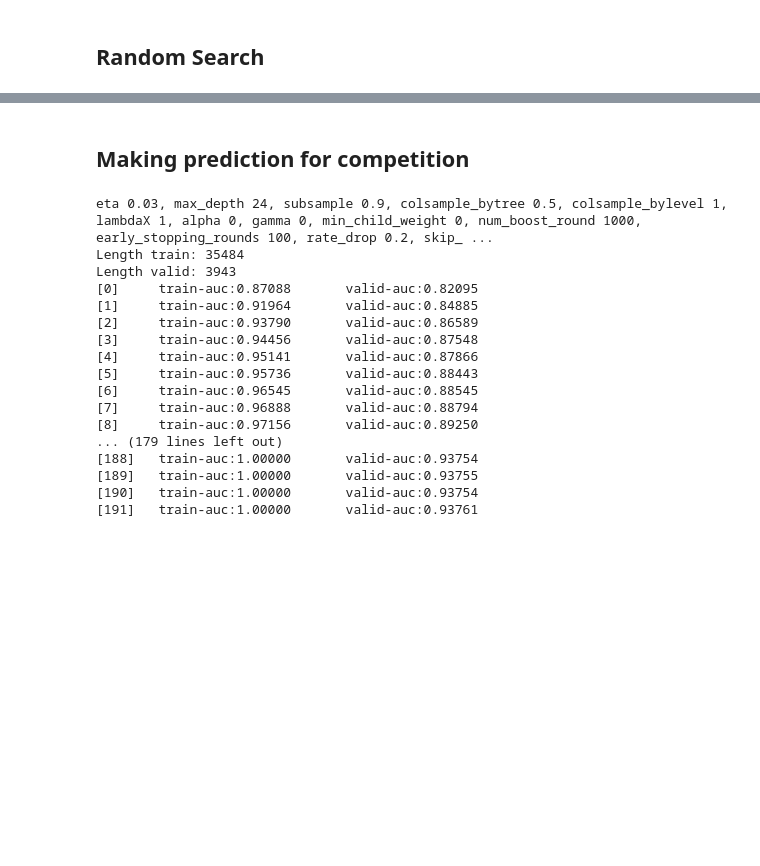
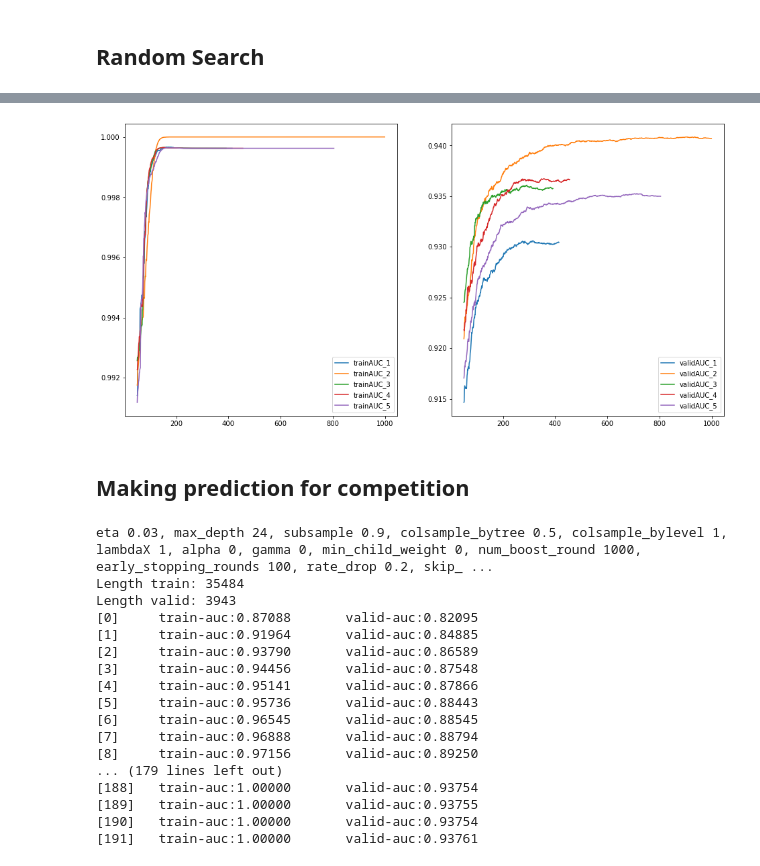
Before and after one commit to MishaDar22/Suspicious_network_event_recognition, a Jupyter notebook: 3_XGB.ipynb, the cells around one changed output, grey strips where cells are left out. Cells and saved outputs as stored; diff of their text form; code cells hidden in the pictures; blank space fills up the shorter version.

```diff
--- a/3_XGB.ipynb
+++ b/3_XGB.ipynb
@@ -163,6 +163,6 @@ params = {
     'colsample_bytree': 0.5,
     'lambdaX': 1
 }
-trainResults, testResults, predictions, indices, hists = cv_xgb(preprocessed_train_df, target, features, debug=True, mlflow_tracking=True, exp_name="exp_3_XGBoost" , *params)
+trainResults, testResults, predictions, indices, hists = cv_xgb(preprocessed_train_df, target, features, debug=True, mlflow_tracking=True, exp_name="exp_3_XGBoost" , **params)
 print(f'Train mean: {np.mean(trainResults)}, Test mean: {np.mean(testResults)}')
 # %% [output]
@@ -247,0 +261,9 @@ plt.show()
+# %%
+# Plot to compare results of each train and validation fold after using Cross Validation
+fig, ax = plt.subplots(1, 2, figsize=(16,8))
+for x in range(1, 6):
+    hists[['trainAUC'+'_'+str(x)]].iloc[50:].plot(ax=ax[0])
+    hists[['validAUC'+'_'+str(x)]].iloc[50:].plot(ax=ax[1])
+plt.show()
+# %% [output]
+[figure, added]
```
Also changed, not shown: parts of 6 cells of this notebook, 3 other files.
